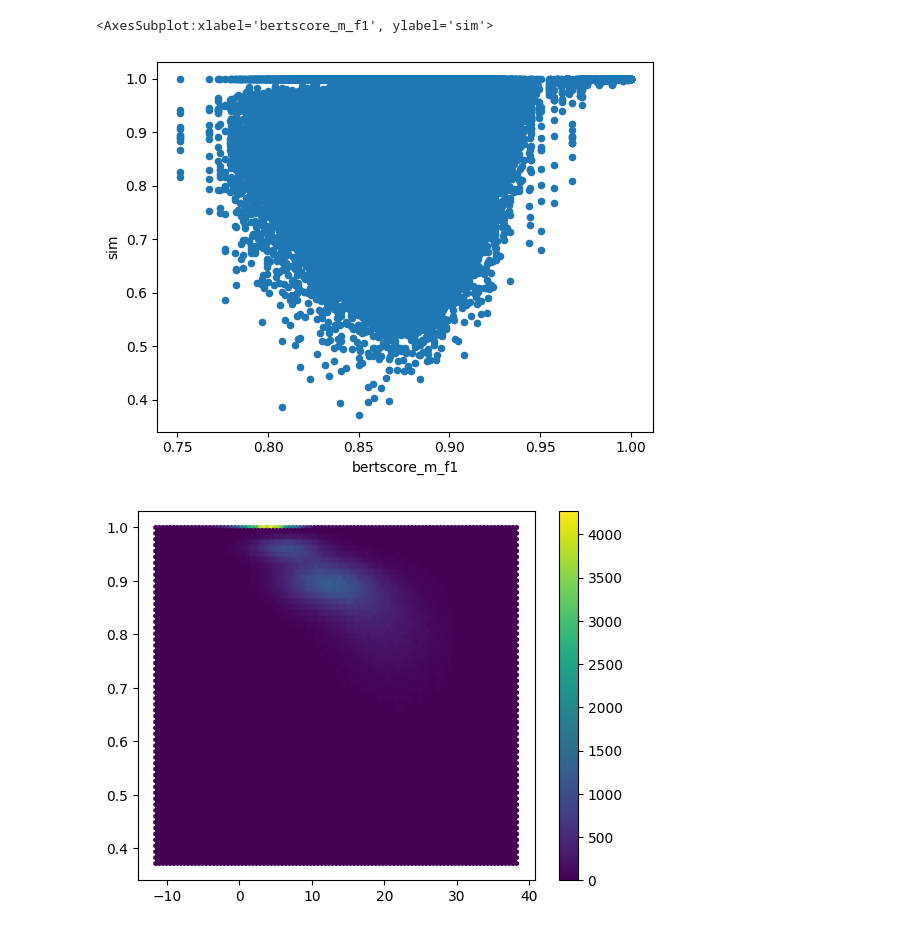
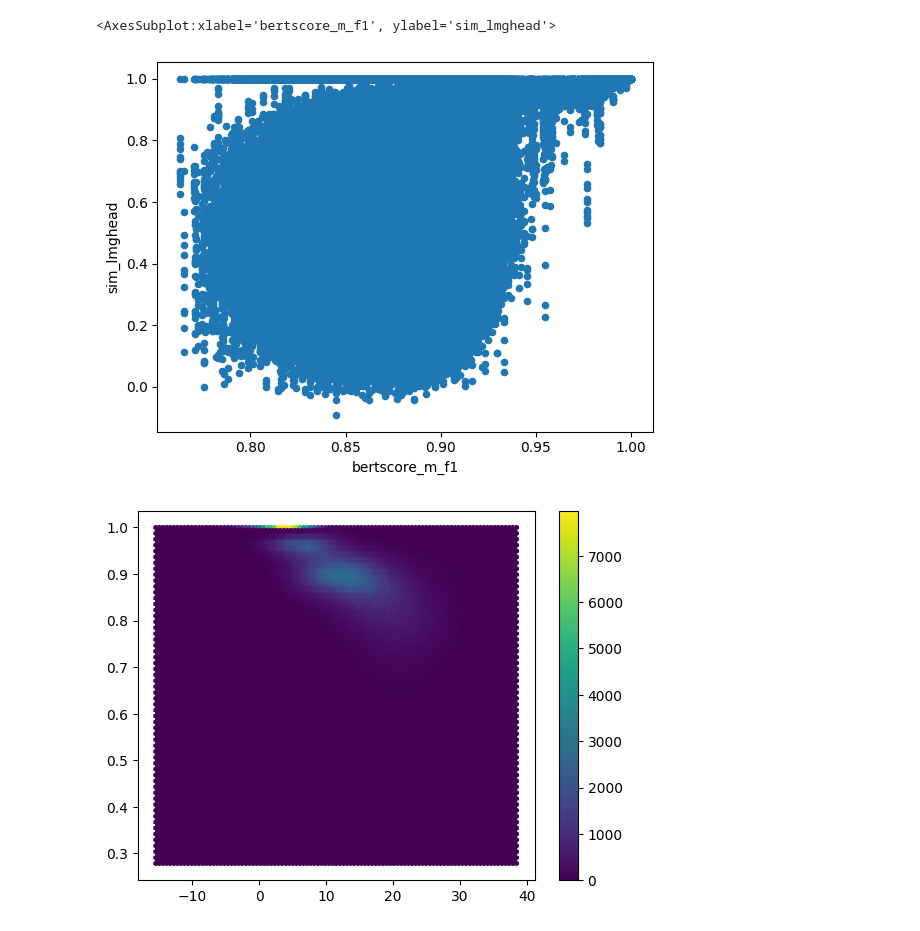
Before and after one commit to itay-nakash/Expirements, a Jupyter notebook: analyze_results.ipynb, the cells around one changed output. Cells and saved outputs as stored; diff of their text form; code cells hidden in the pictures.

Commit message:
added graphs

```diff
--- a/analyze_results.ipynb
+++ b/analyze_results.ipynb
@@ -6,10 +6,11 @@ import pandas as pd
 import seaborn as sns
 import matplotlib.pyplot as plt
 import numpy as np
+from typing import List
 from sklearn.linear_model import Lasso
 from sklearn.linear_model import LinearRegression
 # read csv to df:
-path_to_csv = '/home/itay.nakash/smooth_language/results/SameInedx700000.csv'
+path_to_csv = '/home/itay.nakash/smooth_language/results/SameInedx1300000.0.csv'
 df = pd.read_csv(path_to_csv)
 df = df.drop('Unnamed: 0',axis=1)
 numeric_df = df.select_dtypes(include=["number"])
@@ -194,8 +309,8 @@ plot_mean_of_two_cols(df,x_str='layer',y_str='softmax1_masked_cl')
 # %%
-df.plot.scatter(x='bertscore_m_f1',y='sim', cmap='viridis')
+df.plot.scatter(x='bertscore_m_f1',y='sim_lmghead', cmap='viridis')
 # %% [output]
-<AxesSubplot:xlabel='bertscore_m_f1', ylabel='sim'>
+<AxesSubplot:xlabel='bertscore_m_f1', ylabel='sim_lmghead'>
-[figure, old version]
+[figure, new version]
 # %%
 def createHeatMap(x,y):
     plt.hexbin(x,y)
@@ -218,7 +333,7 @@ x=df['logits1_pred_cl']
 y=df['sim']
 createHeatMap(x,y)
 # %% [output]
-[figure, old version]
+[figure, new version]
 # %%
 corrHeatmap(df)
 # %% [output]
```
Also changed, not shown: parts of 17 cells of this notebook.
